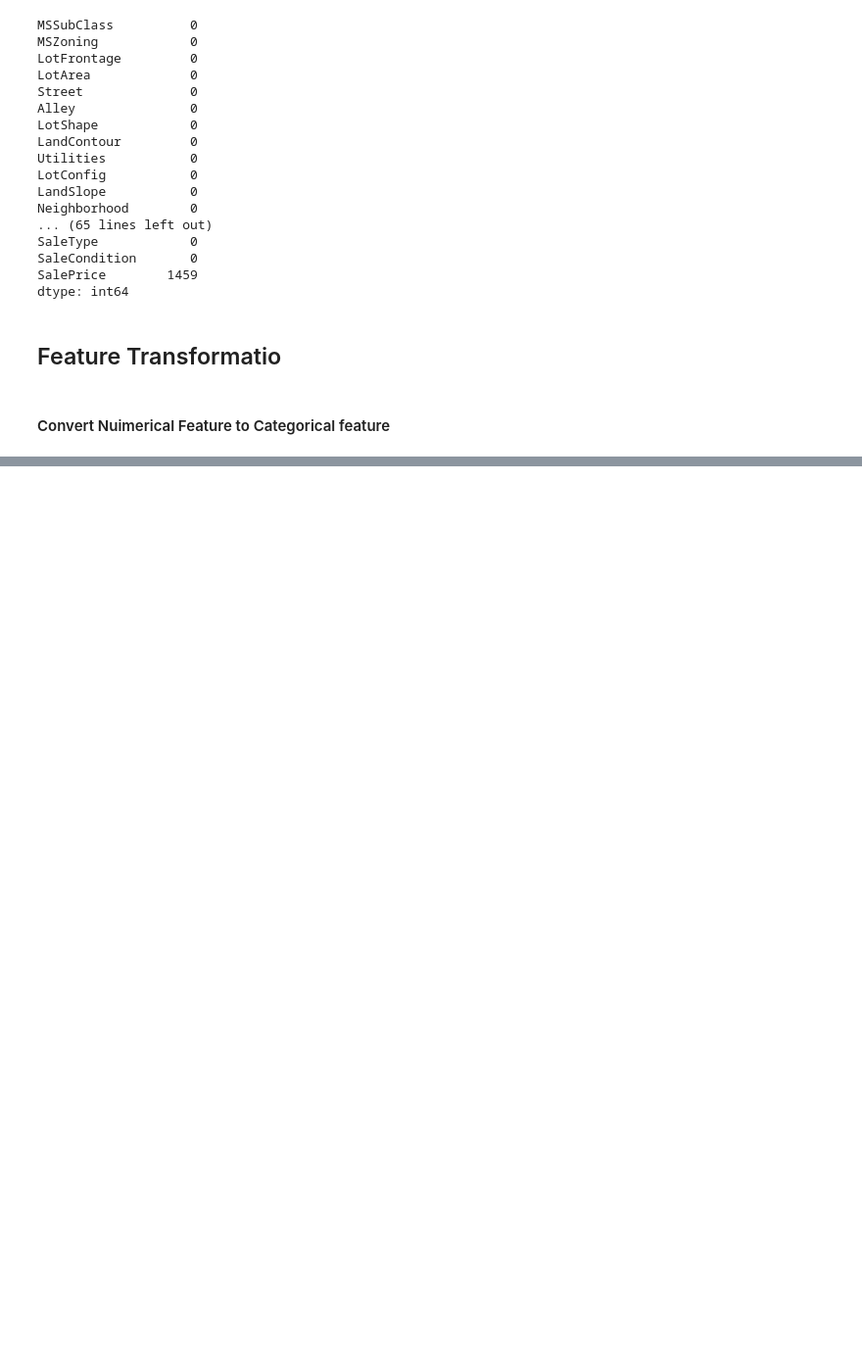
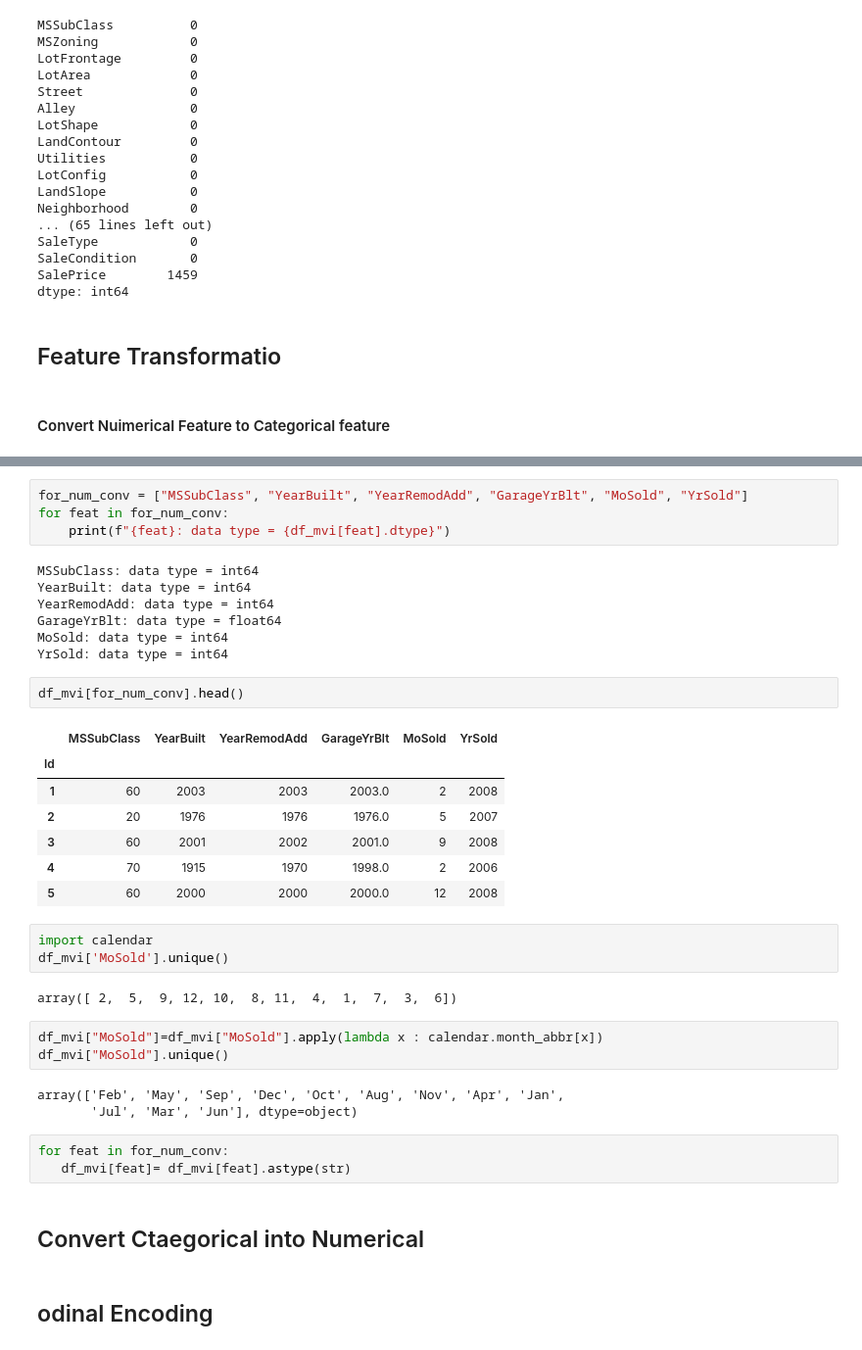
Before and after one commit to HarshRaut9945/House-Price-Prediction-Regression-Project, a Jupyter notebook: data.ipynb, the cells around one changed output, grey strips where cells are left out. Shown: that part at 98% size. Drawn from its saved outputs; the diff is of its cells as text; blank space fills up the shorter version.

```diff
--- a/data.ipynb
+++ b/data.ipynb
@@ -921,0 +961,39 @@ dtype: int64
+# %%
+for_num_conv = ["MSSubClass", "YearBuilt", "YearRemodAdd", "GarageYrBlt", "MoSold", "YrSold"]
+for feat in for_num_conv:
+    print(f"{feat}: data type = {df_mvi[feat].dtype}")
+# %% [output]
+MSSubClass: data type = int64
+YearBuilt: data type = int64
+YearRemodAdd: data type = int64
+GarageYrBlt: data type = float64
+MoSold: data type = int64
+YrSold: data type = int64
+# %%
+df_mvi[for_num_conv].head()
+# %% [output]
+|  | MSSubClass | YearBuilt | YearRemodAdd | GarageYrBlt | MoSold | YrSold |
+| Id |  |  |  |  |  |  |
+| 1 | 60 | 2003 | 2003 | 2003.0 | 2 | 2008 |
+| 2 | 20 | 1976 | 1976 | 1976.0 | 5 | 2007 |
+| 3 | 60 | 2001 | 2002 | 2001.0 | 9 | 2008 |
+| 4 | 70 | 1915 | 1970 | 1998.0 | 2 | 2006 |
+| 5 | 60 | 2000 | 2000 | 2000.0 | 12 | 2008 |
+# %%
+import calendar
+df_mvi['MoSold'].unique()
+# %% [output]
+array([ 2,  5,  9, 12, 10,  8, 11,  4,  1,  7,  3,  6])
+# %%
+df_mvi["MoSold"]=df_mvi["MoSold"].apply(lambda x : calendar.month_abbr[x])
+df_mvi["MoSold"].unique()
+# %% [output]
+array(['Feb', 'May', 'Sep', 'Dec', 'Oct', 'Aug', 'Nov', 'Apr', 'Jan',
+       'Jul', 'Mar', 'Jun'], dtype=object)
+# %%
+for feat in for_num_conv:
+   df_mvi[feat]= df_mvi[feat].astype(str)
+# %% [markdown]
+## Convert  Ctaegorical into Numerical
+# %% [markdown]
+## odinal Encoding
```
Also changed, not shown: parts of 20 cells of this notebook.
